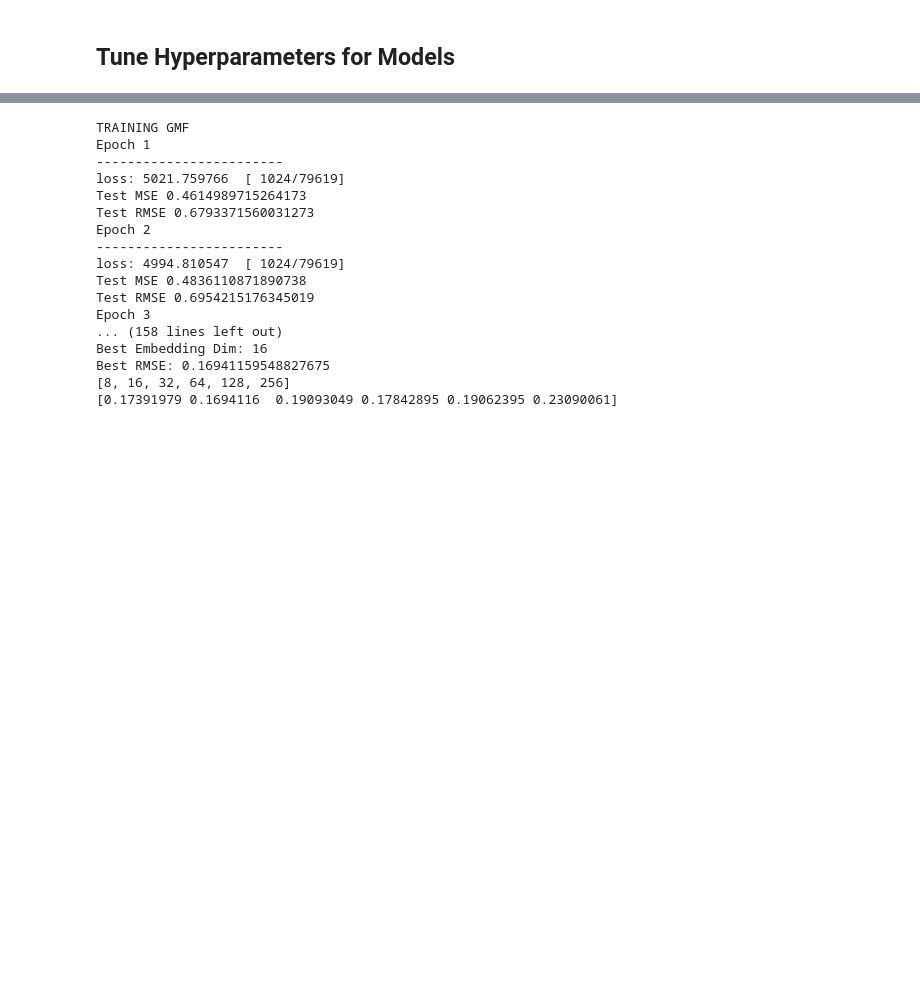
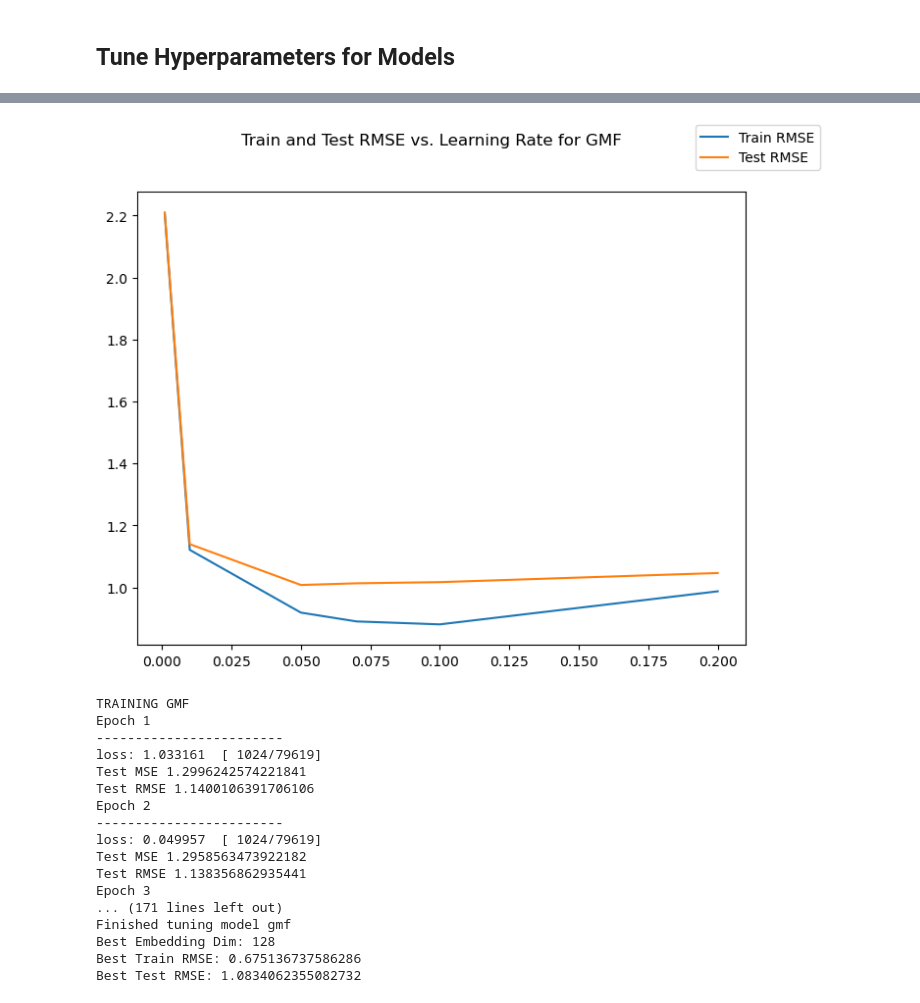
Before and after one commit to treeahsee/Neural_Collab_Filter, a Jupyter notebook: tuning_experiments.ipynb, the cells around one changed output, grey strips where cells are left out. Cells and saved outputs as stored; diff of their text form; code cells hidden in the pictures; blank space fills up the shorter version.

Commit message:
Begin generating learning curves for group project

```diff
--- a/tuning_experiments.ipynb
+++ b/tuning_experiments.ipynb
@@ -45,10 +48,11 @@ test_dataloader = DataLoader(test, batch_size=batch_size, shuffle=True, num_work
 # %% [markdown]
 ## Tune Hyperparameters for Models
 # %%
-# Tune some hyperparameters for GMF
 def tune_lr(model_type='gmf'):
+    """Tune Learning Rate for a model type"""
     learning_rates = np.array([0.001, 0.01, 0.05, 0.07, 0.1, 0.2])
     rmse_history = []
+    test_rmse_history = []
     best_model = None
     best_lr = 0.01
     best_RMSE = np.inf
@@ -64,22 +68,32 @@ def tune_lr(model_type='gmf'):
             train_model = train_nmf
         model = train_model(train_dataloader, test_dataloader, num_users, num_items, epochs, latent_dims,
                             lr, # Param being tuned
-                            'adam', criterion=nn.CrossEntropyLoss(), device=device, weight_decay=weight_decay)
+                            'adam', criterion=loss, device=device, weight_decay=weight_decay, rescale_data=True)
+
+        rmse = test_loop(train_dataloader, model, loss, device, rescale_data=True)
+        rmse_history.append(rmse)
+        test_rmse = test_loop(test_dataloader, model, loss, device, rescale_data=True)
+        test_rmse_history.append(test_rmse)
 
         # Select the best model based on TRAIN RMSE, not TEST RMSE
-        rmse = test_loop(train_dataloader, model, nn.CrossEntropyLoss(), device)
-        rmse_history.append(rmse)
-
         if rmse < best_RMSE:
             best_lr = lr
             best_RMSE = rmse
             best_model = model
 
     rmse_history = np.array(rmse_history)
+    test_rmse_history = np.array(test_rmse_history)
+    test_rmse = test_loop(test_dataloader, best_model, loss, device, rescale_data=True)
 
     print()
     print('Finished tuning model', model_type)
     print('Best Learning Rate:', best_lr)
-    print('Best RMSE:', best_RMSE)
+    print('Best Train RMSE:', best_RMSE)
+    print('Best Test RMSE:', test_rmse)
 
-    return (learning_rates, rmse_history, best_model)
+    curve_data = {
+        'Train RMSE': rmse_history,
+        'Test RMSE': test_rmse_history,
+    }
+
+    return (best_lr, best_model, learning_rates, curve_data)
@@ -147,0 +150,2 @@ def tune_dims(model_type='gmf'):
+# %%
+gmf_lr, gmf_model, gmf_lr_history, gmf_lr_curves = tune_lr('gmf')
@@ -148,23 +170,40 @@ def tune_dims(model_type='gmf'):
+# %%
+def plot_learning_curve(param_history, curves, title='Training Curve'):
+    """Plot learning curves for a given model's tuning history
+
+    curves -- a dictionary from a curve label to its historical data. The length of the curve history should be equal
+              to the length of param_history
+    """
+    fig, ax = plt.subplots(figsize=(8, 6))
+    curve_labels = curves.keys()
+    for curve_label in curve_labels:
+        curve_data = curves[curve_label]
+        ax.plot(param_history, curve_data, label=curve_label)
+
+    fig.suptitle(title)
+    fig.legend()
+    fig.show()
+# %%
+plot_learning_curve(gmf_lr_history, gmf_lr_curves, "Train and Test RMSE vs. Learning Rate for GMF")
+# %% [output]
+[figure, added]
 # %%
-gmf_dim, gmf_rmse, opt_model = tune_dims('gmf')
-# TODO: Plot this
-print(gmf_dim)
-print(gmf_rmse)
+gmf_dim, gmf_model, gmf_dim_history, gmf_dim_curves = tune_dims('gmf')
 # %% [output]
 TRAINING GMF
 Epoch 1
 ------------------------
-loss: 5021.759766  [ 1024/79619]
-Test MSE 0.4614989715264173
-Test RMSE 0.6793371560031273
+loss: 1.033161  [ 1024/79619]
+Test MSE 1.2996242574221841
+Test RMSE 1.1400106391706106
 Epoch 2
 ------------------------
-loss: 4994.810547  [ 1024/79619]
-Test MSE 0.4836110871890738
-Test RMSE 0.6954215176345019
+loss: 0.049957  [ 1024/79619]
+Test MSE 1.2958563473922182
+Test RMSE 1.138356862935441
 Epoch 3
-... (158 lines left out)
-Best Embedding Dim: 16
-Best RMSE: 0.16941159548827675
-[8, 16, 32, 64, 128, 256]
-[0.17391979 0.1694116  0.19093049 0.17842895 0.19062395 0.23090061]
+... (171 lines left out)
+Finished tuning model gmf
+Best Embedding Dim: 128
+Best Train RMSE: 0.675136737586286
+Best Test RMSE: 1.0834062355082732
```
Also changed, not shown: parts of 7 cells of this notebook.
